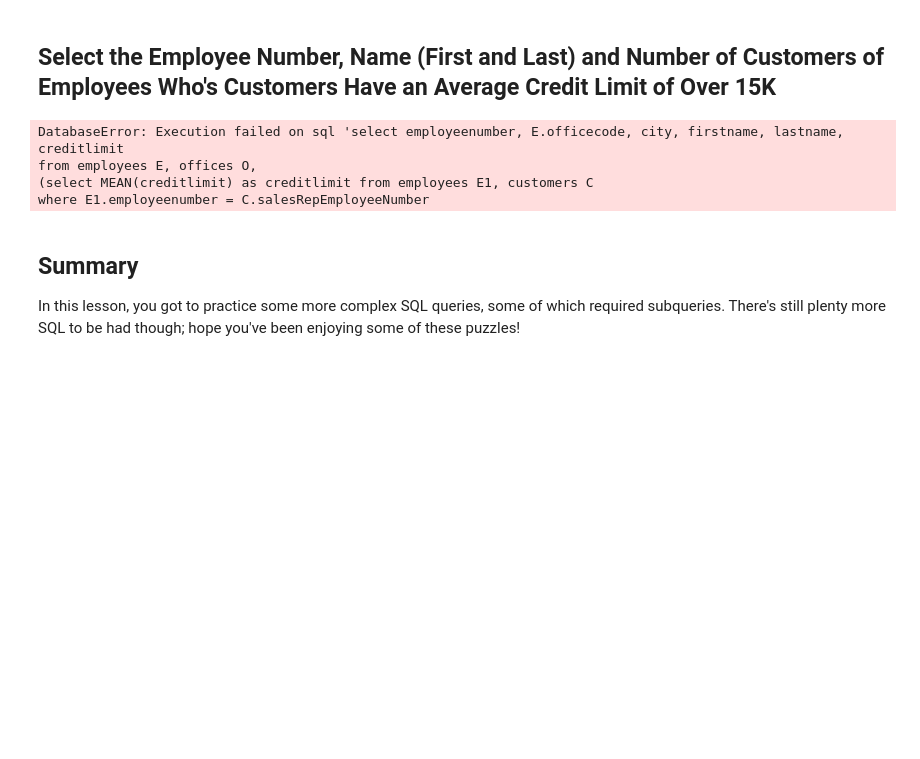
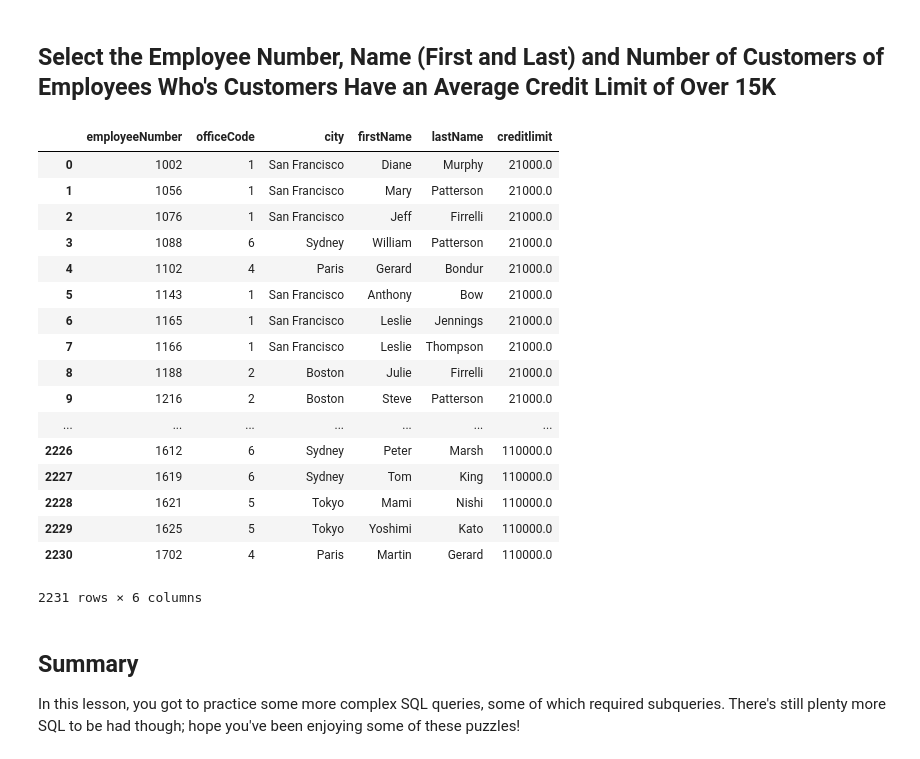
Before and after one commit to powergascan/dsc-sql-subqueries-lab-dc-ds-071519, a Jupyter notebook: index.ipynb, the cells around one changed output. Drawn from its saved outputs; the diff is of its cells as text; code cells hidden in the pictures; blank space fills up the shorter version.

```diff
--- a/index.ipynb
+++ b/index.ipynb
@@ -120,18 +120,32 @@ pd.read_sql_query(query4,conn)
 # %%
 #Your code here
 query5='''select employeenumber, E.officecode, city, firstname, lastname, creditlimit
 from employees E, offices O,
-(select MEAN(creditlimit) as creditlimit from employees E1, customers C
+(select AVG(creditlimit) as creditlimit from employees E1, customers C
 where E1.employeenumber = C.salesRepEmployeeNumber
 group by customernumber) as T
 where E.officecode=O.officecode AND T.creditlimit>=15000
 '''
 pd.read_sql_query(query5,conn)
 # %% [output]
+|  | employeeNumber | officeCode | city | firstName | lastName | creditlimit |
+| 0 | 1002 | 1 | San Francisco | Diane | Murphy | 21000.0 |
+| 1 | 1056 | 1 | San Francisco | Mary | Patterson | 21000.0 |
+| 2 | 1076 | 1 | San Francisco | Jeff | Firrelli | 21000.0 |
+| 3 | 1088 | 6 | Sydney | William | Patterson | 21000.0 |
+| 4 | 1102 | 4 | Paris | Gerard | Bondur | 21000.0 |
+| 5 | 1143 | 1 | San Francisco | Anthony | Bow | 21000.0 |
+| 6 | 1165 | 1 | San Francisco | Leslie | Jennings | 21000.0 |
+| 7 | 1166 | 1 | San Francisco | Leslie | Thompson | 21000.0 |
+| 8 | 1188 | 2 | Boston | Julie | Firrelli | 21000.0 |
+| 9 | 1216 | 2 | Boston | Steve | Patterson | 21000.0 |
+| ... | ... | ... | ... | ... | ... | ... |
+| 2226 | 1612 | 6 | Sydney | Peter | Marsh | 110000.0 |
+| 2227 | 1619 | 6 | Sydney | Tom | King | 110000.0 |
+| 2228 | 1621 | 5 | Tokyo | Mami | Nishi | 110000.0 |
+| 2229 | 1625 | 5 | Tokyo | Yoshimi | Kato | 110000.0 |
+| 2230 | 1702 | 4 | Paris | Martin | Gerard | 110000.0 |
-DatabaseError: Execution failed on sql 'select employeenumber, E.officecode, city, firstname, lastname, creditlimit
-from employees E, offices O,
-(select MEAN(creditlimit) as creditlimit from employees E1, customers C
-where E1.employeenumber = C.salesRepEmployeeNumber
+2231 rows × 6 columns
 # %% [markdown]
 ## Summary
 
```
